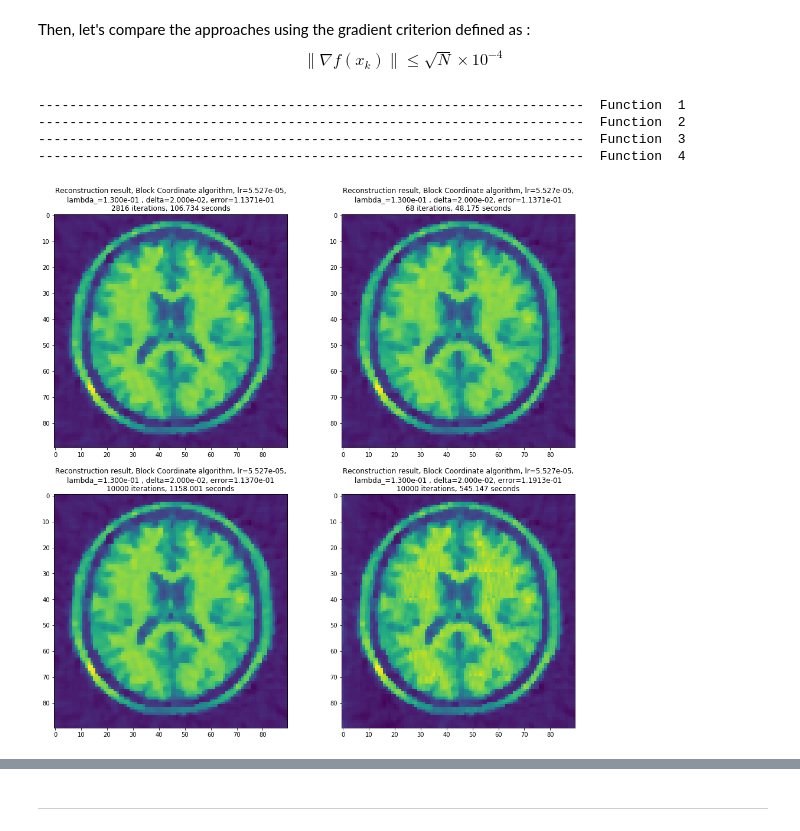
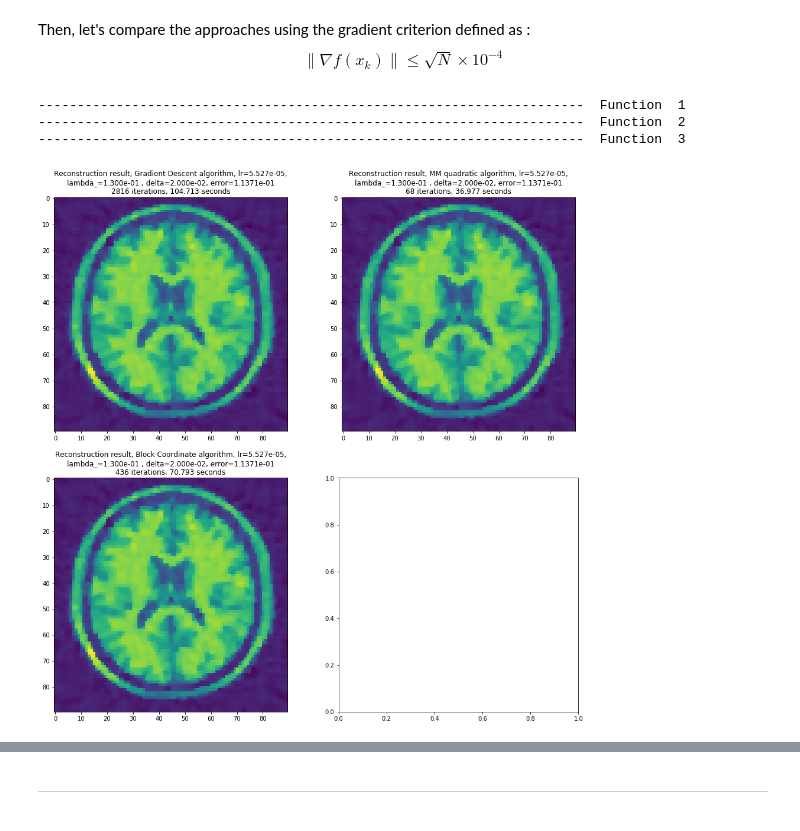
Before and after one commit to EmmanuelJhno/LabsLargeScaleDistributedOptimization, a Jupyter notebook: LSD_TPn3_Rauby_Jehanno.ipynb, the cells around one changed output, grey strips where cells are left out. Drawn from its saved outputs; the diff is of its cells as text; code cells hidden in the pictures.

```diff
--- a/LSD_TPn3_Rauby_Jehanno.ipynb
+++ b/LSD_TPn3_Rauby_Jehanno.ipynb
@@ -255,7 +259,7 @@ def MMMG(lambda_=lambda_, delta=delta, eps=1e-6, max_iter=1000,
         else:
             #error = np.sum(np.abs(x_n1 - x_n))
             error = np.linalg.norm((x_n1 - x_n).flatten(), ord=2)
-        history.append(error)
+        history.append([error, f(x_n1, y, lambda_)])
         if stopping=='gradient':
             criterion = np.linalg.norm(grad_f(x_n1).flatten(), ord=2) <= np.sqrt(N)*1e-4
         else:
@@ -337,7 +343,7 @@ def BCMM(nb_blocks=6, lambda_=lambda_, delta=delta, eps=1e-6, max_iter=1000,
         else:
             #error = np.sum(np.abs(x_n1 - x_n))
             error = np.linalg.norm((x_n1 - x_n).flatten(), ord=2)
-        history.append(error)
+        history.append([error, f(x_n1, y, lambda_)])
         if stopping=='gradient':
             criterion = np.linalg.norm(grad_f(x_n1).flatten(), ord=2) <= np.sqrt(N)*1e-4
         else:
@@ -387,0 +398,28 @@ Let's try to find the best value for J=nb_blocks :
+# %%
+fg, ax = plt.subplots(1,1,figsize=(8,8))
+grid = [1,2,3,5,6,9]
+best_error = np.inf
+best_J = 0
+best_x_rec = 0
+best_nb_itr = 0
+best_exec_time = 0
+for J in grid:
+    beg = time.time()
+    x_rec, _, history = BCMM(nb_blocks=J, max_iter=1000, records=False, error_type='SNR')
+    end = time.time()
+    nb_itr = len(history)
+    exec_time = end - beg
+    rec_error = np.linalg.norm((x - x_rec).flatten(), ord=2)/np.linalg.norm(x.flatten(), ord=2)
+    if rec_error < best_error:
+        best_J = J
+        best_error = rec_error
+        best_x_rec = x_rec
+        best_nb_itr = nb_itr
+        best_exec_time = exec_time
+
+
+x_rec_view = best_x_rec.reshape((90,90), order='F')
+ax.imshow(x_rec_view)
+ax.set_title('Reconstruction result, MM quadratic algorithm, lr={0:.3e},'.format(learning_rate)
+             +'\nnb_blocks={0:.3e} , error={1:.4e}'.format(best_J, best_error)
+             +'\n{0} iterations, {1:.3f} seconds'.format(best_nb_itr, best_exec_time))
@@ -455,14 +498,15 @@ First, compare the methods as they are right now :
 # %%
 functions = [grad_desc, MM_quad, MMMG, BCMM]
 functions_names = ['Gradient Descent', 'MM quadratic', '3MG', 'Block Coordinate']
+history = [0 for _ in range(len(functions))]
 
 fg, ax = plt.subplots(2,2,figsize=(16,16))
 for index, function in enumerate(functions):
     print('-'*70,' Function ', index+1)
     beg = time.time()
-    x_rec, _, history = function(max_iter=10000, records=False)
+    x_rec, _, history[index] = function(max_iter=np.inf, records=False)
     end = time.time()
-    nb_itr = len(history)
+    nb_itr = len(history[index])
     exec_time = end - beg
     rec_error = np.linalg.norm((x - x_rec).flatten(), ord=2)/np.linalg.norm(x.flatten(), ord=2)
     x_rec_view = x_rec.reshape((90,90), order='F')
@@ -483,23 +529,25 @@ for index, function in enumerate(functions):
 Then, let's compare the approaches using the gradient criterion defined as : $$\left\|\nabla f\left(x_{k}\right)\right\| \leq \sqrt{N} \times 10^{-4}$$
 # %%
 fg, ax = plt.subplots(2,2,figsize=(16,16))
+functions = [grad_desc, MM_quad, BCMM]
+functions_names = ['Gradient Descent', 'MM quadratic', 'Block Coordinate']
+history = [0 for _ in range(len(functions))]
 for index, function in enumerate(functions):
     print('-'*70,' Function ', index+1)
     beg = time.time()
-    x_rec, _, history = function(max_iter=10000, records=False, stopping='gradient')
+    x_rec, _, history[index] = function(max_iter=np.inf, records=False, stopping='gradient')
     end = time.time()
-    nb_itr = len(history)
+    nb_itr = len(history[index])
     exec_time = end - beg
     rec_error = np.linalg.norm((x - x_rec).flatten(), ord=2)/np.linalg.norm(x.flatten(), ord=2)
     x_rec_view = x_rec.reshape((90,90), order='F')
     ax[index//2][index%2].imshow(x_rec_view)
     ax[index//2][index%2].set_title('Reconstruction result, {0} algorithm, lr={1:.3e},'.format(
                                                                         functions_names[index],learning_rate)
                  +'\nlambda_={0:.3e} , delta={1:.3e}, error={2:.4e}'.format(lambda_, delta, rec_error)
                  +'\n{0} iterations, {1:.3f} seconds'.format(nb_itr, exec_time))
 # %% [output]
 ----------------------------------------------------------------------  Function  1
 ----------------------------------------------------------------------  Function  2
 ----------------------------------------------------------------------  Function  3
-----------------------------------------------------------------------  Function  4
-[figure, old version]
+[figure, new version]
```
Also changed, not shown: parts of 21 cells of this notebook.
